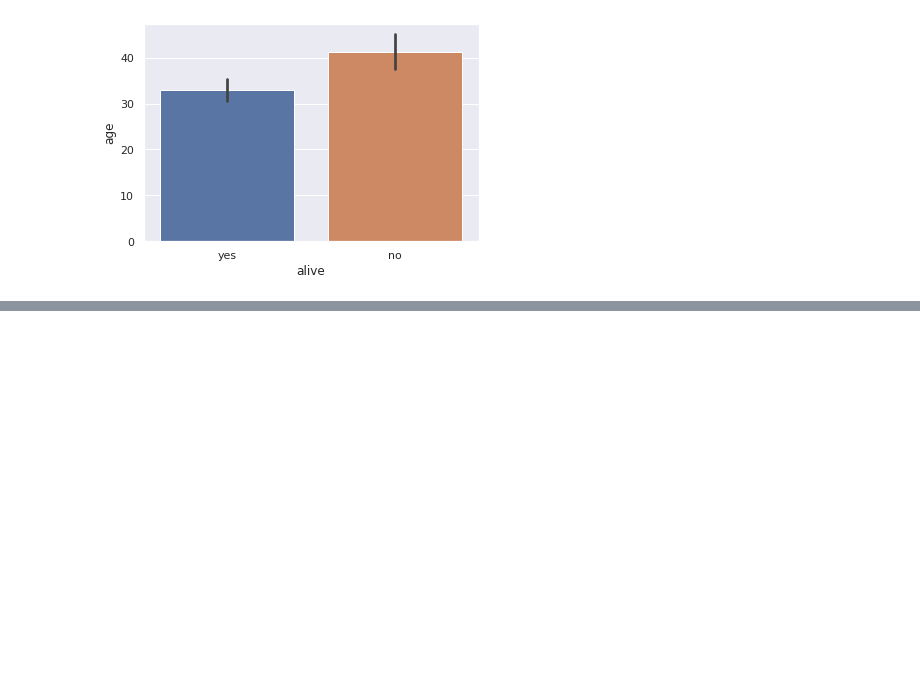
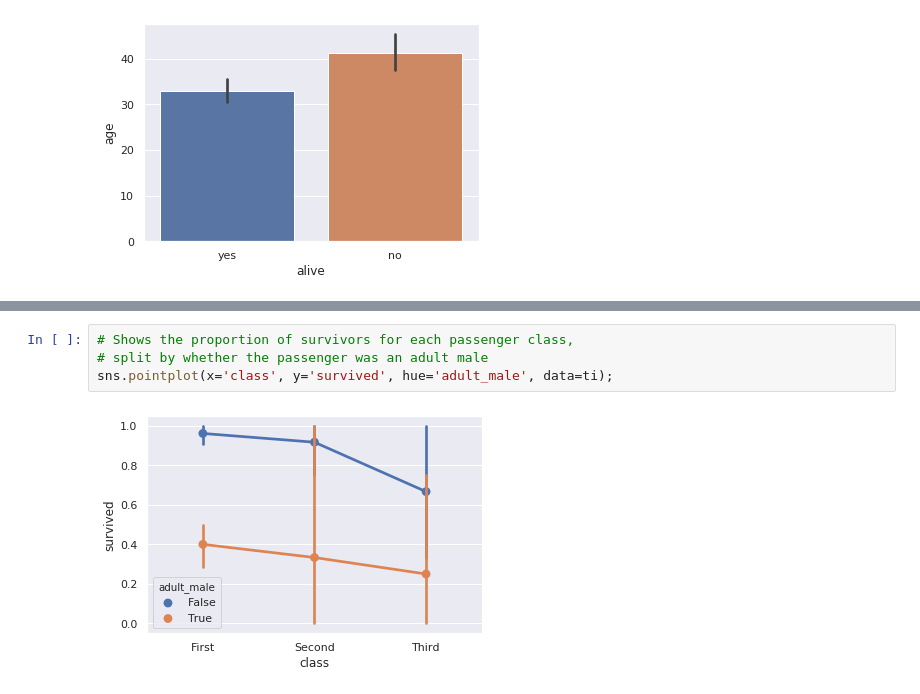
Before and after one commit to mwustinger-tgm/syt5-jupyterlab-mwustinger-tgm, a Jupyter notebook: Data-Science-Protokoll-Wustinger_Python.ipynb, the cells around one changed output, grey strips where cells are left out. Cells and saved outputs as stored; diff of their text form; blank space fills up the shorter version.

```diff
--- a/Data-Science-Protokoll-Wustinger_Python.ipynb
+++ b/Data-Science-Protokoll-Wustinger_Python.ipynb
@@ -102,0 +115,6 @@ Punktdiagramme sind vergleichbar mit Säulen- und Balkendiagrammen. Statt einem
+# %%
+# Shows the proportion of survivors for each passenger class,
+# split by whether the passenger was an adult male
+sns.pointplot(x='class', y='survived', hue='adult_male', data=ti);
+# %% [output]
+[figure, added]
```
Also changed, not shown: parts of 10 cells of this notebook, 1 other file.
